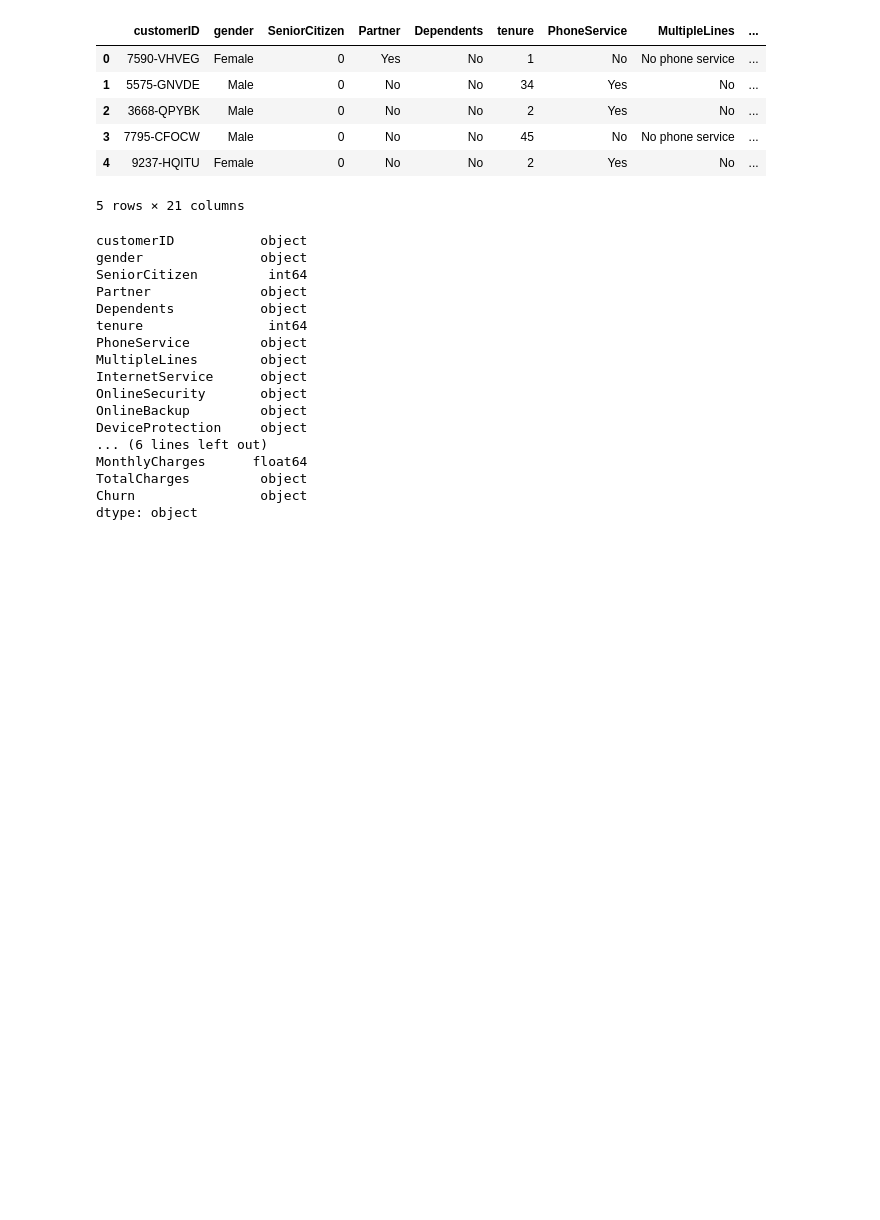
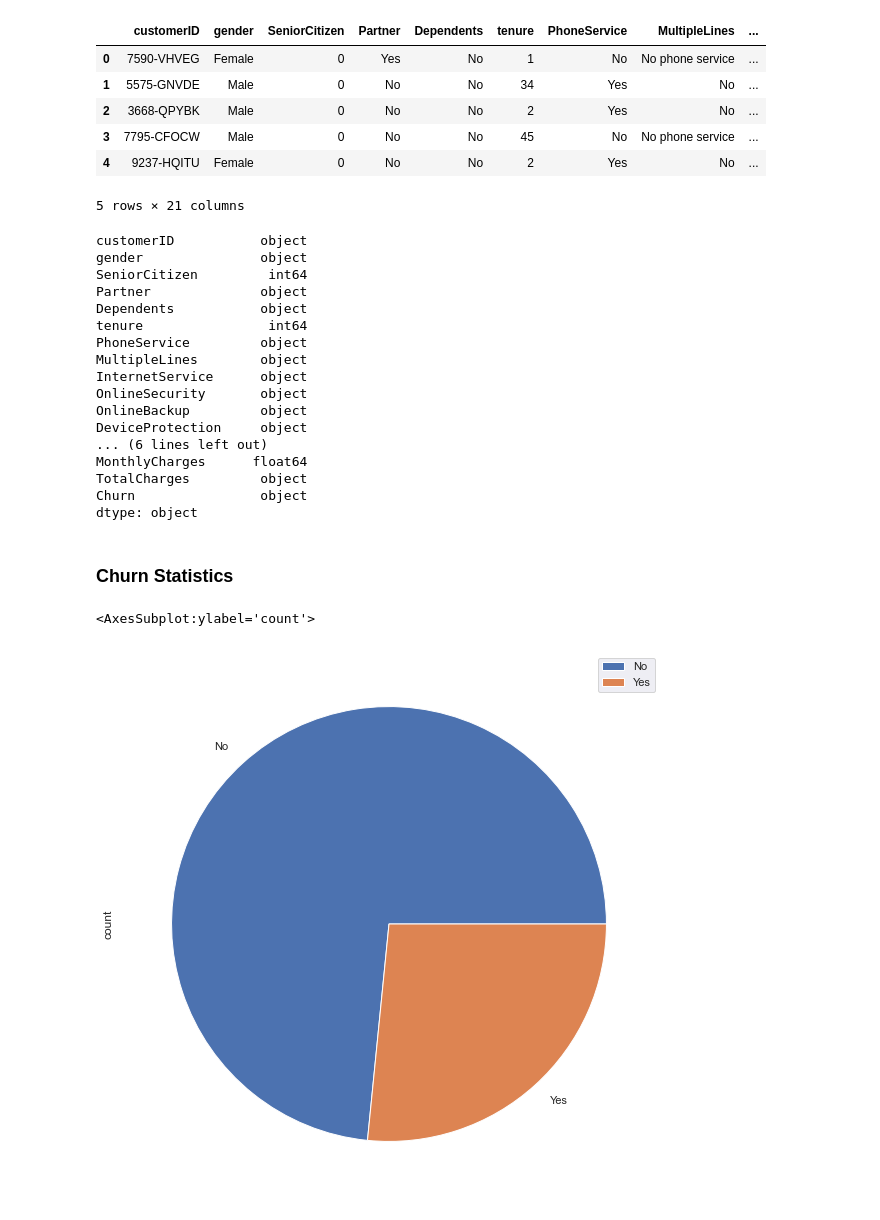
Before and after one commit to mhilmiasyrofi/CustomerChurnAnalytics, a Jupyter notebook: Analytics.ipynb, the cells around one changed output. Drawn from its saved outputs; the diff is of its cells as text; code cells hidden in the pictures; blank space fills up the shorter version.

Commit message:
feat(analyze): churn statistics

```diff
--- a/Analytics.ipynb
+++ b/Analytics.ipynb
@@ -88,3 +88,13 @@ dtype: object
 # %%
 # convert into appropriate type
 df["TotalCharges"] = df["TotalCharges"].apply(lambda x: float(x))
+# %%
+df = df.drop(columns=["customerID"])
+df["count"] = 1
+# %% [markdown]
+### Churn Statistics
+# %%
+df.groupby(['Churn']).sum().plot(kind='pie', y='count')
+# %% [output]
+<AxesSubplot:ylabel='count'>
+[figure, added]
```
